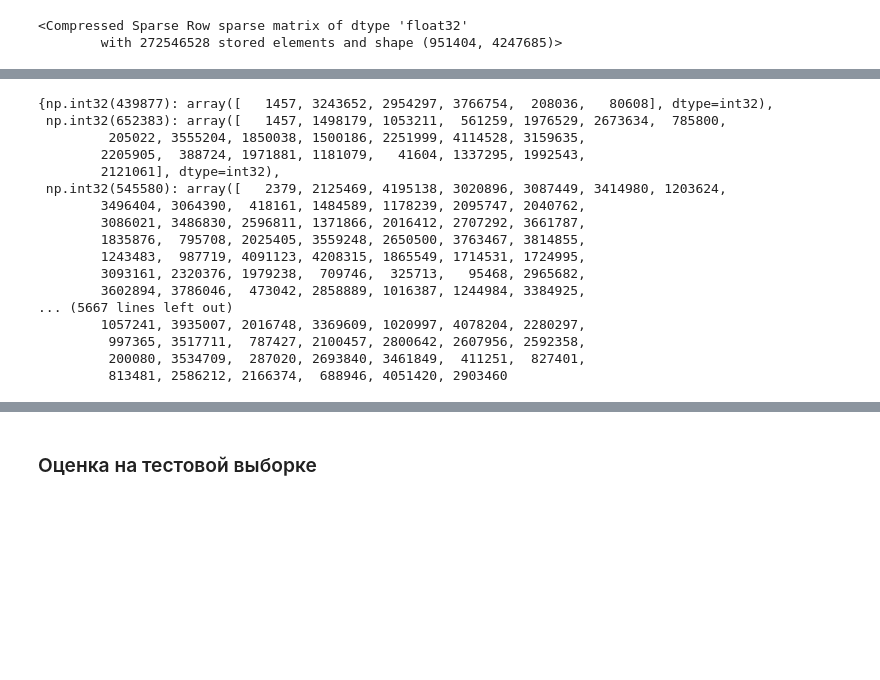
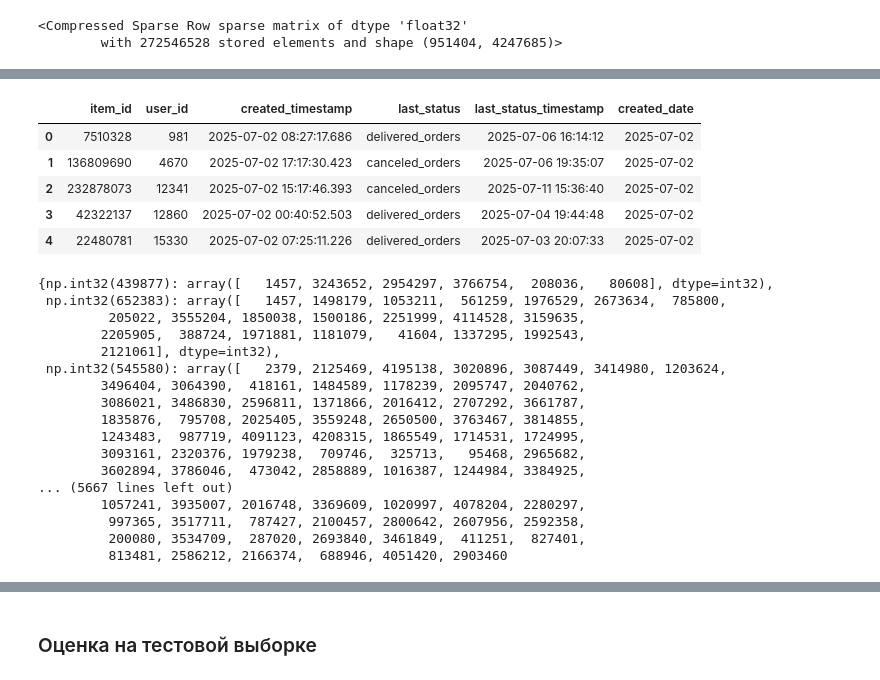
Before and after one commit to Denis-R-V/Ozon_RecSys, a Jupyter notebook: notebooks/3_ALS.ipynb, the cells around one changed output, grey strips where cells are left out. Saved outputs shown, nothing was run; the diff lists cells and outputs as text; code cells hidden in the pictures; blank space fills up the shorter version.

```diff
--- a/notebooks/3_ALS.ipynb
+++ b/notebooks/3_ALS.ipynb
@@ -916,26 +1082,39 @@ Avg GT size: 4.12001401606635
-# %%
-user_map = pd.read_parquet(f"{OUT_DIR}/user_mapping.parquet")
-item_map = pd.read_parquet(f"{OUT_DIR}/item_mapping.parquet")
-
-purchased_by_user = build_purchased_by_user_idx(
-    orders_ddf, user_map, item_map, NEW_TRAIN_START, NEW_TRAIN_END)
-
-purchased_by_user
-# %% [output]
-{np.int32(439877): array([   1457, 3243652, 2954297, 3766754,  208036,   80608], dtype=int32),
- np.int32(652383): array([   1457, 1498179, 1053211,  561259, 1976529, 2673634,  785800,
-         205022, 3555204, 1850038, 1500186, 2251999, 4114528, 3159635,
-        2205905,  388724, 1971881, 1181079,   41604, 1337295, 1992543,
-        2121061], dtype=int32),
- np.int32(545580): array([   2379, 2125469, 4195138, 3020896, 3087449, 3414980, 1203624,
-        3496404, 3064390,  418161, 1484589, 1178239, 2095747, 2040762,
-        3086021, 3486830, 2596811, 1371866, 2016412, 2707292, 3661787,
-        1835876,  795708, 2025405, 3559248, 2650500, 3763467, 3814855,
-        1243483,  987719, 4091123, 4208315, 1865549, 1714531, 1724995,
-        3093161, 2320376, 1979238,  709746,  325713,   95468, 2965682,
-        3602894, 3786046,  473042, 2858889, 1016387, 1244984, 3384925,
-... (5667 lines left out)
-        1057241, 3935007, 2016748, 3369609, 1020997, 4078204, 2280297,
-         997365, 3517711,  787427, 2100457, 2800642, 2607956, 2592358,
-         200080, 3534709,  287020, 2693840, 3461849,  411251,  827401,
-         813481, 2586212, 2166374,  688946, 4051420, 2903460
+# %%
+orders_ddf_test = load_orders(train=False)
+orders_ddf_test.head()
+# %% [output]
+|  | item_id | user_id | created_timestamp | last_status | last_status_timestamp | created_date |
+| 0 | 7510328 | 981 | 2025-07-02 08:27:17.686 | delivered_orders | 2025-07-06 16:14:12 | 2025-07-02 |
+| 1 | 136809690 | 4670 | 2025-07-02 17:17:30.423 | canceled_orders | 2025-07-06 19:35:07 | 2025-07-02 |
+| 2 | 232878073 | 12341 | 2025-07-02 15:17:46.393 | canceled_orders | 2025-07-11 15:36:40 | 2025-07-02 |
+| 3 | 42322137 | 12860 | 2025-07-02 00:40:52.503 | delivered_orders | 2025-07-04 19:44:48 | 2025-07-02 |
+| 4 | 22480781 | 15330 | 2025-07-02 07:25:11.226 | delivered_orders | 2025-07-03 20:07:33 | 2025-07-02 |
+# %%
+orders_ddf = load_orders(train=True)
+
+user_map = pd.read_parquet(f"{OUT_DIR}/user_mapping.parquet")
+item_map = pd.read_parquet(f"{OUT_DIR}/item_mapping.parquet")
+
+purchased_by_user = build_purchased_by_user_idx(
+    orders_ddf, user_map, item_map, NEW_TRAIN_START, NEW_TRAIN_END
+)
+
+purchased_by_user
+# %% [output]
+{np.int32(439877): array([   1457, 3243652, 2954297, 3766754,  208036,   80608], dtype=int32),
+ np.int32(652383): array([   1457, 1498179, 1053211,  561259, 1976529, 2673634,  785800,
+         205022, 3555204, 1850038, 1500186, 2251999, 4114528, 3159635,
+        2205905,  388724, 1971881, 1181079,   41604, 1337295, 1992543,
+        2121061], dtype=int32),
+ np.int32(545580): array([   2379, 2125469, 4195138, 3020896, 3087449, 3414980, 1203624,
+        3496404, 3064390,  418161, 1484589, 1178239, 2095747, 2040762,
+        3086021, 3486830, 2596811, 1371866, 2016412, 2707292, 3661787,
+        1835876,  795708, 2025405, 3559248, 2650500, 3763467, 3814855,
+        1243483,  987719, 4091123, 4208315, 1865549, 1714531, 1724995,
+        3093161, 2320376, 1979238,  709746,  325713,   95468, 2965682,
+        3602894, 3786046,  473042, 2858889, 1016387, 1244984, 3384925,
+... (5667 lines left out)
+        1057241, 3935007, 2016748, 3369609, 1020997, 4078204, 2280297,
+         997365, 3517711,  787427, 2100457, 2800642, 2607956, 2592358,
+         200080, 3534709,  287020, 2693840, 3461849,  411251,  827401,
+         813481, 2586212, 2166374,  688946, 4051420, 2903460
```
Also changed, not shown: parts of 19 cells of this notebook, 3 other files.
